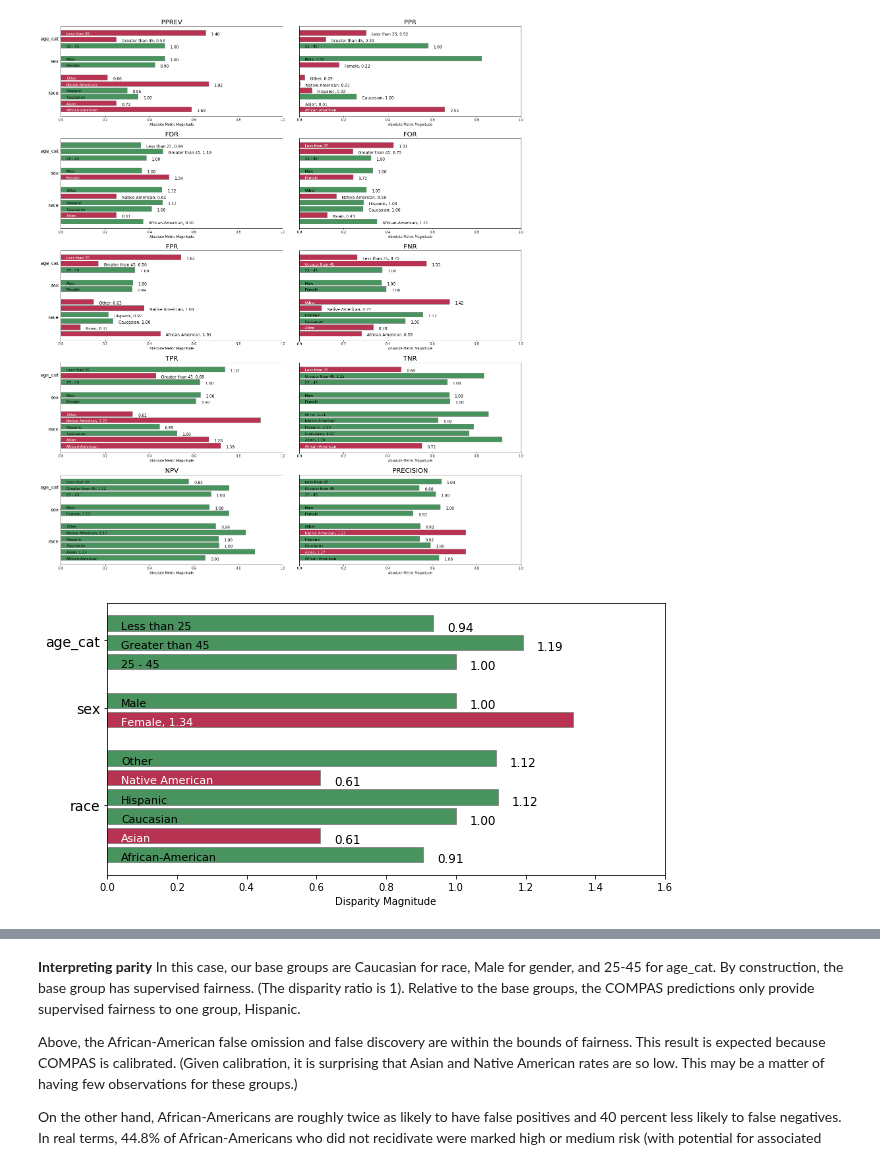
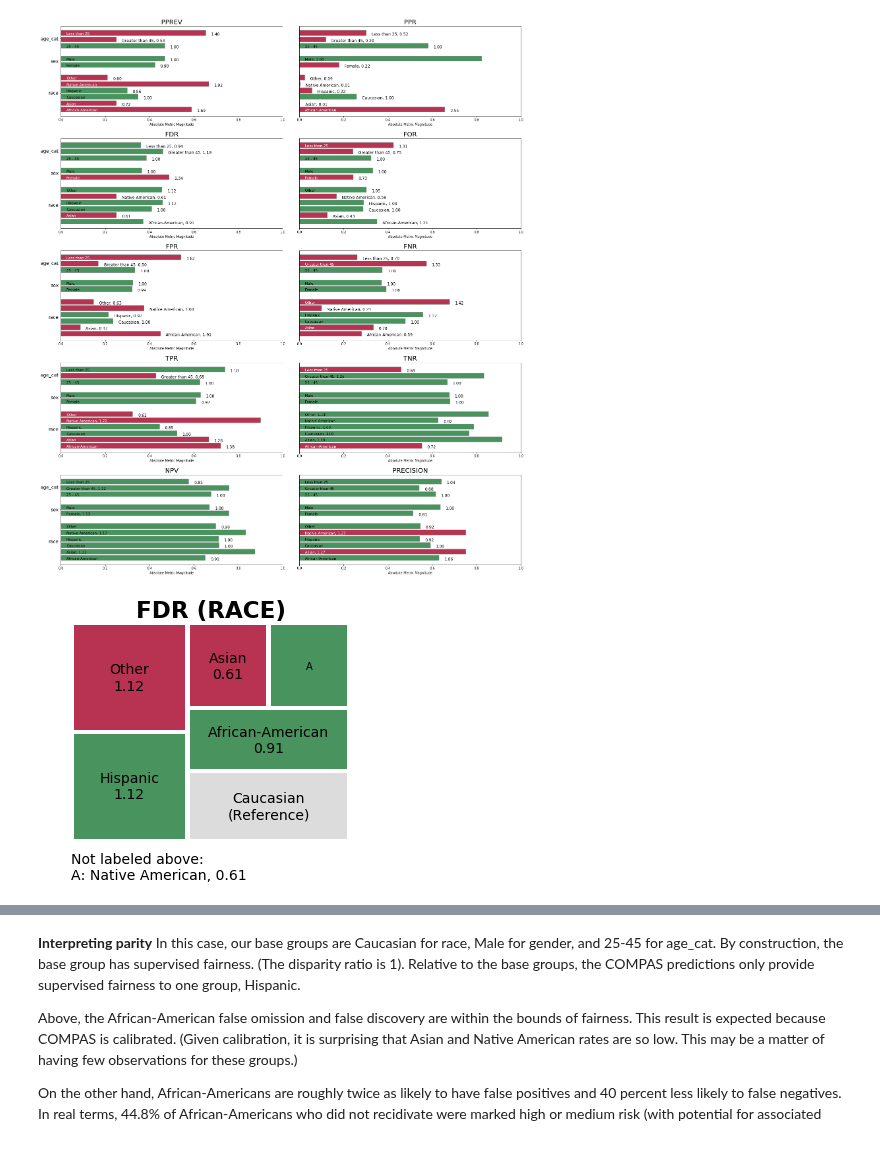
Before and after one commit to dssg/aequitas, a Jupyter notebook: docs/source/examples/compas_demo.ipynb, the cells around one changed output, grey strips where cells are left out. Saved outputs shown, nothing was run; the diff lists cells and outputs as text; code cells hidden in the pictures.

```diff
--- a/docs/source/examples/compas_demo.ipynb
+++ b/docs/source/examples/compas_demo.ipynb
@@ -726,6 +401,6 @@ fg = aqp.plot_fairness_group_all(fdf, ncols=2, metrics = "all")
 # %% [output]
 [figure]
 # %%
-m = aqp.plot_fairness_disparity(fdf, group_metric='fdr_disparity')
+m = aqp.plot_fairness_disparity_treemap(fdf, group_metric='fdr', attribute_name='race')
 # %% [output]
-[figure, old version]
+[figure, new version]
```
Also changed, not shown: parts of 29 cells of this notebook, 1 other file.
